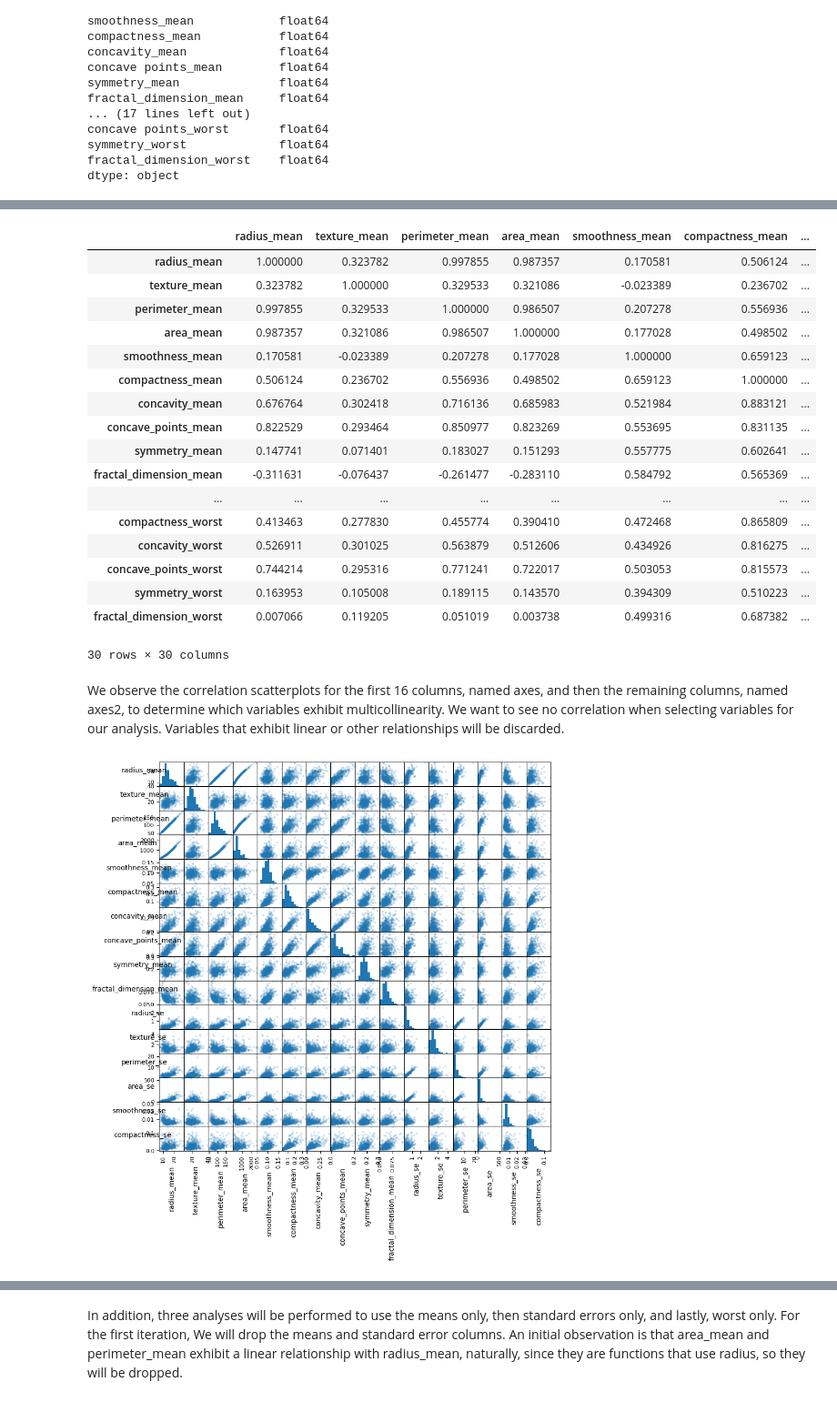
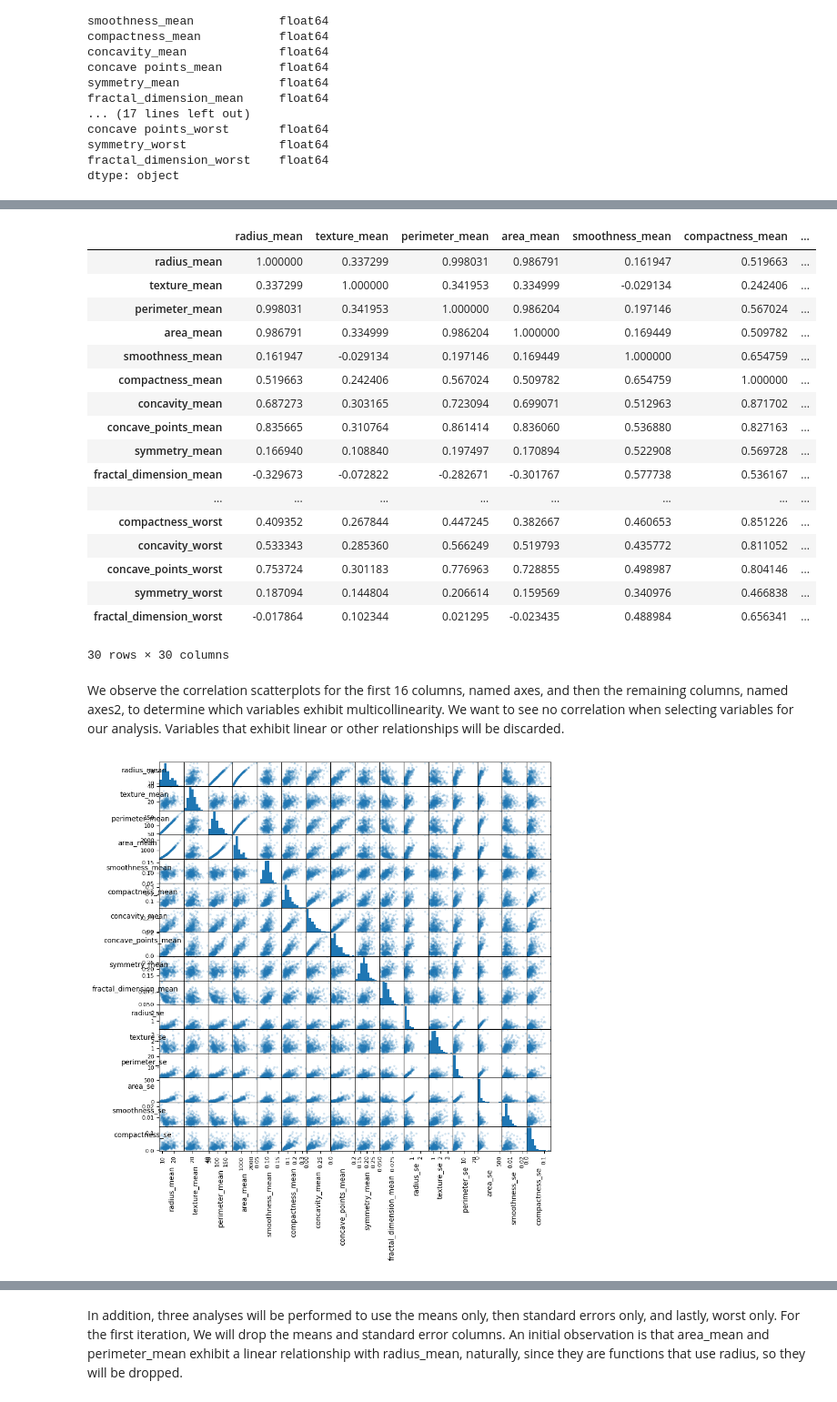
Before and after one commit to celina-velazquez/ads-502, a Jupyter notebook: Final-Project-Team-7.ipynb, the cells around one changed output, grey strips where cells are left out. Shown at 91% size. Cells and saved outputs as stored; diff of their text form; code cells hidden in the pictures.

```diff
--- a/Final-Project-Team-7.ipynb
+++ b/Final-Project-Team-7.ipynb
@@ -38,3 +42,9 @@ df.columns = df.columns.str.replace(' ', '_')
 # %%
 # Drop the id column
-df = df.drop(['id'], axis=1)
+df_orig = df.drop(['id'], axis=1)
+# %%
+# One-hot encode the diagnosis variable
+diagnosis_hot = pd.get_dummies(df_orig, columns=['diagnosis'])
+
+# Create a dictionary from the one-hot encoded variable
+diagnosis_hot_dict = diagnosis_hot.to_dict(orient='records')
@@ -40,0 +72,3 @@ df = df.drop(['id'], axis=1)
+# %%
+# Convert the one-hot-encoded dictionary to a DataFrame
+df = pd.DataFrame(diagnosis_hot_dict)
@@ -40,0 +85,5 @@ df = df.drop(['id'], axis=1)
+# %%
+# Separate the numeric predictor variables into their own data frame for the training and test data sets
+numeric_df_train = df_train.select_dtypes(include=['number'])
+
+numeric_df_test = df_test.select_dtypes(include=['number'])
@@ -76,44 +130,44 @@ numeric_df = df.select_dtypes(include=['number'])
 # %%
-correlation_matrix = numeric_df.corr()
+correlation_matrix = numeric_df_train.corr()
 correlation_matrix
 # %% [output]
 |  | radius_mean | texture_mean | perimeter_mean | area_mean | smoothness_mean | compactness_mean | ... |
-| radius_mean | 1.000000 | 0.323782 | 0.997855 | 0.987357 | 0.170581 | 0.506124 | ... |
-| texture_mean | 0.323782 | 1.000000 | 0.329533 | 0.321086 | -0.023389 | 0.236702 | ... |
-| perimeter_mean | 0.997855 | 0.329533 | 1.000000 | 0.986507 | 0.207278 | 0.556936 | ... |
-| area_mean | 0.987357 | 0.321086 | 0.986507 | 1.000000 | 0.177028 | 0.498502 | ... |
-| smoothness_mean | 0.170581 | -0.023389 | 0.207278 | 0.177028 | 1.000000 | 0.659123 | ... |
-| compactness_mean | 0.506124 | 0.236702 | 0.556936 | 0.498502 | 0.659123 | 1.000000 | ... |
-| concavity_mean | 0.676764 | 0.302418 | 0.716136 | 0.685983 | 0.521984 | 0.883121 | ... |
-| concave_points_mean | 0.822529 | 0.293464 | 0.850977 | 0.823269 | 0.553695 | 0.831135 | ... |
-| symmetry_mean | 0.147741 | 0.071401 | 0.183027 | 0.151293 | 0.557775 | 0.602641 | ... |
-| fractal_dimension_mean | -0.311631 | -0.076437 | -0.261477 | -0.283110 | 0.584792 | 0.565369 | ... |
+| radius_mean | 1.000000 | 0.337299 | 0.998031 | 0.986791 | 0.161947 | 0.519663 | ... |
+| texture_mean | 0.337299 | 1.000000 | 0.341953 | 0.334999 | -0.029134 | 0.242406 | ... |
+| perimeter_mean | 0.998031 | 0.341953 | 1.000000 | 0.986204 | 0.197146 | 0.567024 | ... |
+| area_mean | 0.986791 | 0.334999 | 0.986204 | 1.000000 | 0.169449 | 0.509782 | ... |
+| smoothness_mean | 0.161947 | -0.029134 | 0.197146 | 0.169449 | 1.000000 | 0.654759 | ... |
+| compactness_mean | 0.519663 | 0.242406 | 0.567024 | 0.509782 | 0.654759 | 1.000000 | ... |
+| concavity_mean | 0.687273 | 0.303165 | 0.723094 | 0.699071 | 0.512963 | 0.871702 | ... |
+| concave_points_mean | 0.835665 | 0.310764 | 0.861414 | 0.836060 | 0.536880 | 0.827163 | ... |
+| symmetry_mean | 0.166940 | 0.108840 | 0.197497 | 0.170894 | 0.522908 | 0.569728 | ... |
+| fractal_dimension_mean | -0.329673 | -0.072822 | -0.282671 | -0.301767 | 0.577738 | 0.536167 | ... |
 | ... | ... | ... | ... | ... | ... | ... | ... |
-| compactness_worst | 0.413463 | 0.277830 | 0.455774 | 0.390410 | 0.472468 | 0.865809 | ... |
-| concavity_worst | 0.526911 | 0.301025 | 0.563879 | 0.512606 | 0.434926 | 0.816275 | ... |
-| concave_points_worst | 0.744214 | 0.295316 | 0.771241 | 0.722017 | 0.503053 | 0.815573 | ... |
-| symmetry_worst | 0.163953 | 0.105008 | 0.189115 | 0.143570 | 0.394309 | 0.510223 | ... |
-| fractal_dimension_worst | 0.007066 | 0.119205 | 0.051019 | 0.003738 | 0.499316 | 0.687382 | ... |
+| compactness_worst | 0.409352 | 0.267844 | 0.447245 | 0.382667 | 0.460653 | 0.851226 | ... |
+| concavity_worst | 0.533343 | 0.285360 | 0.566249 | 0.519793 | 0.435772 | 0.811052 | ... |
+| concave_points_worst | 0.753724 | 0.301183 | 0.776963 | 0.728855 | 0.498987 | 0.804146 | ... |
+| symmetry_worst | 0.187094 | 0.144804 | 0.206614 | 0.159569 | 0.340976 | 0.466838 | ... |
+| fractal_dimension_worst | -0.017864 | 0.102344 | 0.021295 | -0.023435 | 0.488984 | 0.656341 | ... |
 30 rows × 30 columns
 # %% [markdown]
 We observe the correlation scatterplots for the first 16 columns, named axes, and then the remaining columns, named axes2, to determine which variables exhibit multicollinearity. We want to see no correlation when selecting variables for our analysis. Variables that exhibit linear or other relationships will be discarded.
 # %%
 # Select only the first 16 columns
-numeric_df_first_half = numeric_df.iloc[:, :16]
+numeric_df_first_half = numeric_df_train.iloc[:, :16]
 
 # Plotting the scatter matrix for the first 16 columns
 axes = pd.plotting.scatter_matrix(numeric_df_first_half, alpha=0.2, figsize=(10, 10), diagonal='hist');
 
 # Rotate the x-axis labels to be vertical and keep the y-axis labels horizontal
 for ax in axes.flatten():
     ax.set_xlabel(ax.get_xlabel(), rotation=90)  # Set x-label to vertical
     ax.set_ylabel(ax.get_ylabel(), rotation=0)   # Keep y-label horizontal
 
 # Optionally, you can adjust the size of the labels for better readability
 for ax in axes.flatten():
     ax.set_xlabel(ax.get_xlabel(), fontsize=10)
     ax.set_ylabel(ax.get_ylabel(), fontsize=10)
 # %% [output]
-[figure, old version]
+[figure, new version]
 # %%
 # Select the second half (columns 17 to 32) of the DataFrame
```
Also changed, not shown: parts of 28 cells of this notebook.
